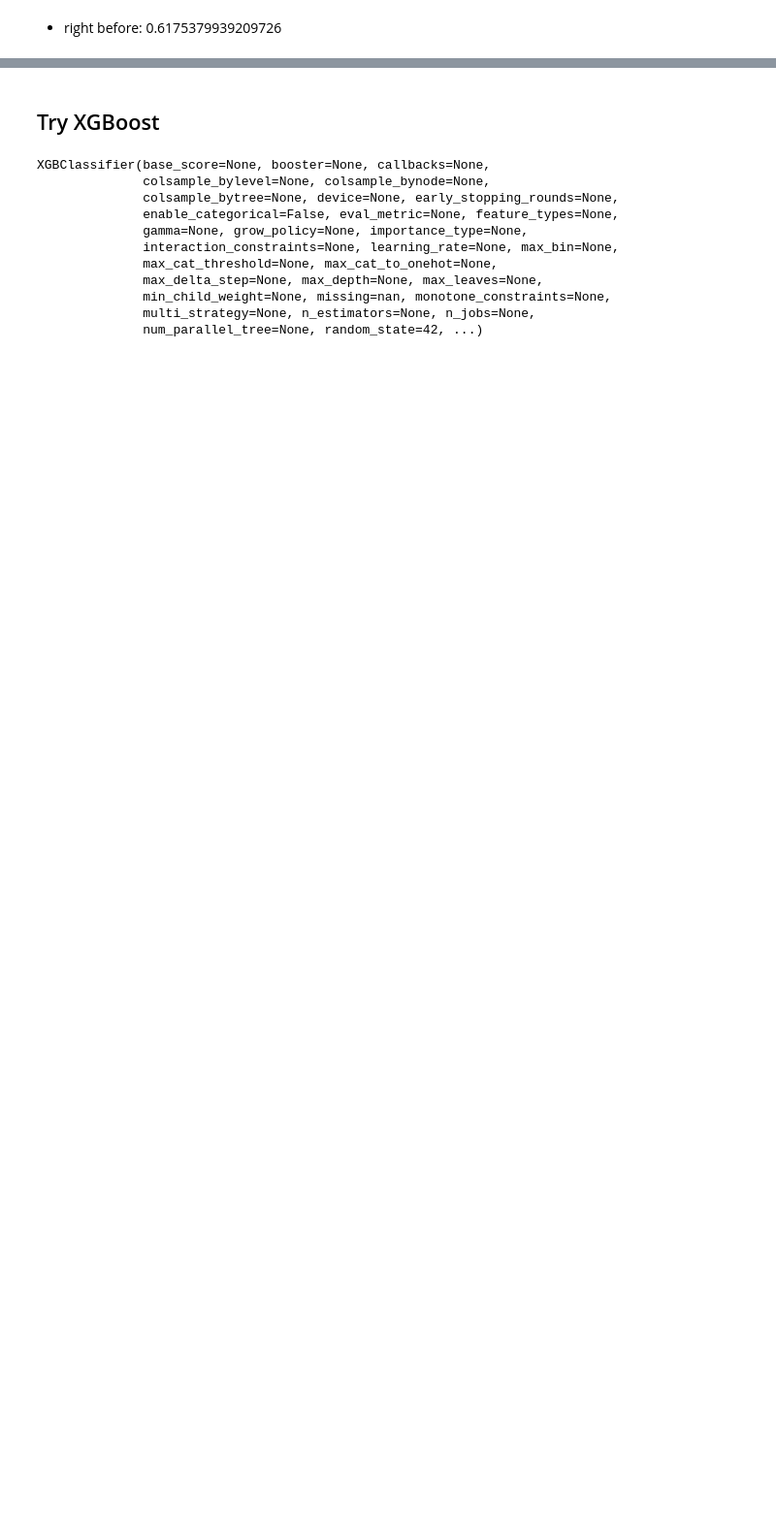
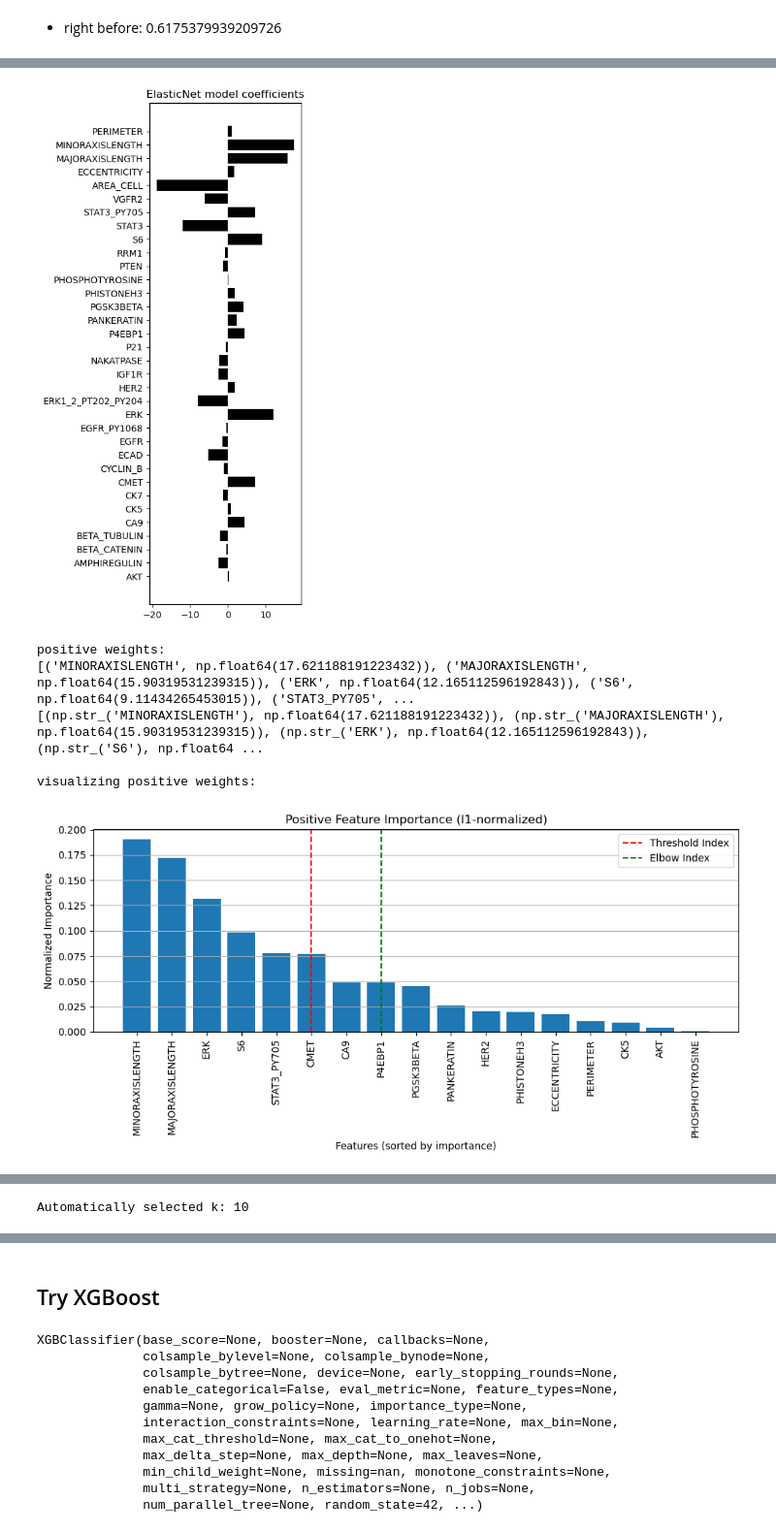
Before and after one commit to gmachiraju/K2, a Jupyter notebook: notebooks/spatial-bio/Step9-KnowledgeDistill.ipynb, the cells around one changed output, grey strips where cells are left out. Shown at 97% size. Cells and saved outputs as stored; diff of their text form; code cells hidden in the pictures; blank space fills up the shorter version.

```diff
--- a/notebooks/spatial-bio/Step9-KnowledgeDistill.ipynb
+++ b/notebooks/spatial-bio/Step9-KnowledgeDistill.ipynb
@@ -569,0 +394,10 @@ top_positives_threshold_mass(sorted_scores, threshold=0.75)
+# %%
+run_full_aic_analysis(2, clf, all_feats, Xt, yt_multi)
+# %% [output]
+[figure, added]
+positive weights:
+[('MINORAXISLENGTH', np.float64(17.621188191223432)), ('MAJORAXISLENGTH', np.float64(15.90319531239315)), ('ERK', np.float64(12.165112596192843)), ('S6', np.float64(9.11434265453015)), ('STAT3_PY705', ...
+[(np.str_('MINORAXISLENGTH'), np.float64(17.621188191223432)), (np.str_('MAJORAXISLENGTH'), np.float64(15.90319531239315)), (np.str_('ERK'), np.float64(12.165112596192843)), (np.str_('S6'), np.float64 ...
+
+visualizing positive weights:
+[figure, added]
@@ -569,0 +411 @@ top_positives_threshold_mass(sorted_scores, threshold=0.75)
+Automatically selected k: 10
```
Also changed, not shown: parts of 120 cells of this notebook, 10 other files.
